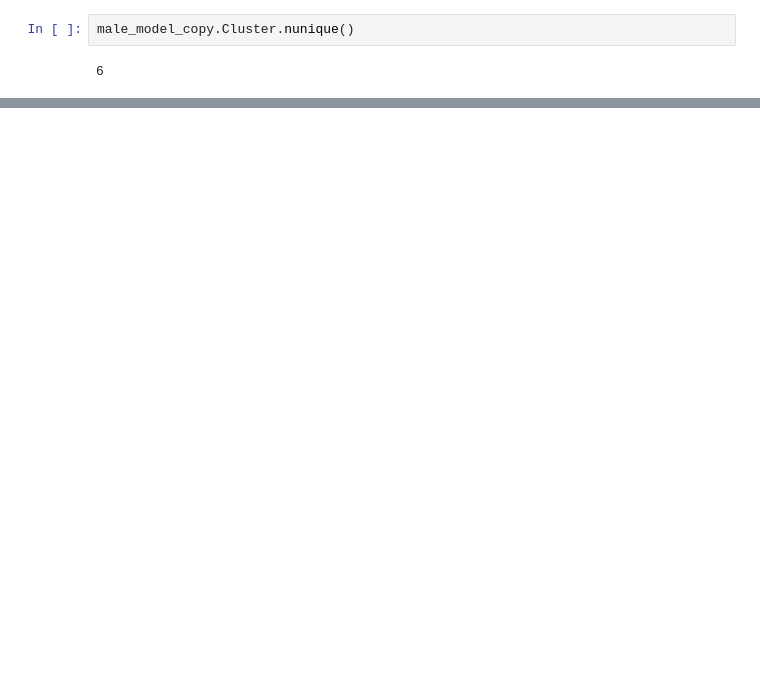
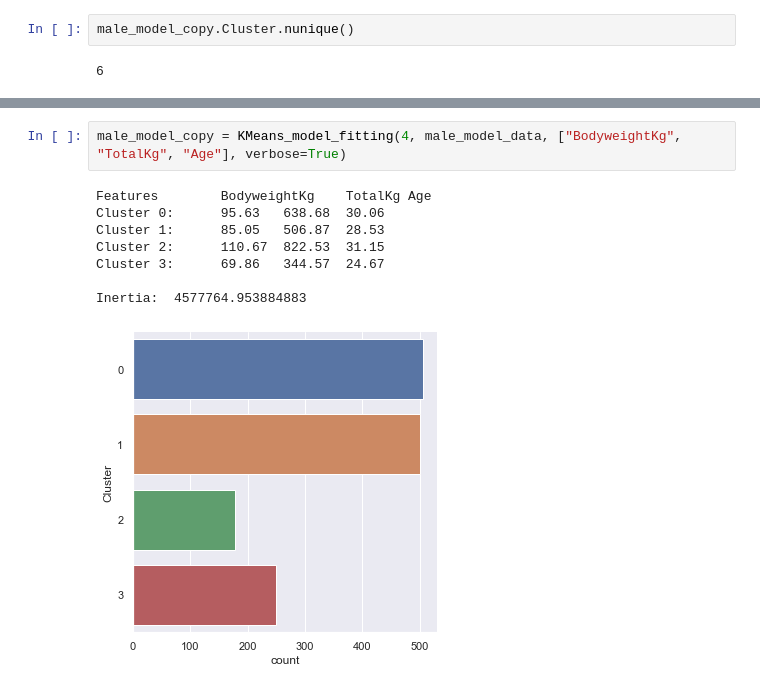
Before and after one commit to jinyangp/SC1015_MiniProject, a Jupyter notebook: JupyterNotebooks/mergedEDA_Preprocessing.ipynb, the cells around one changed output, grey strips where cells are left out. Drawn from its saved outputs; the diff is of its cells as text; blank space fills up the shorter version.

```diff
--- a/JupyterNotebooks/mergedEDA_Preprocessing.ipynb
+++ b/JupyterNotebooks/mergedEDA_Preprocessing.ipynb
@@ -1594,0 +1685,11 @@ For reference, cluster 3 centroid data (Age = 22.66, TotalKg = 269.27)
+# %%
+male_model_copy = KMeans_model_fitting(4, male_model_data, ["BodyweightKg", "TotalKg", "Age"], verbose=True)
+# %% [output]
+Features        BodyweightKg    TotalKg Age
+Cluster 0:      95.63   638.68  30.06
+Cluster 1:      85.05   506.87  28.53
+Cluster 2:      110.67  822.53  31.15
+Cluster 3:      69.86   344.57  24.67
+
+Inertia:  4577764.953884883
+[figure, added]
```
Also changed, not shown: parts of 22 cells of this notebook.
